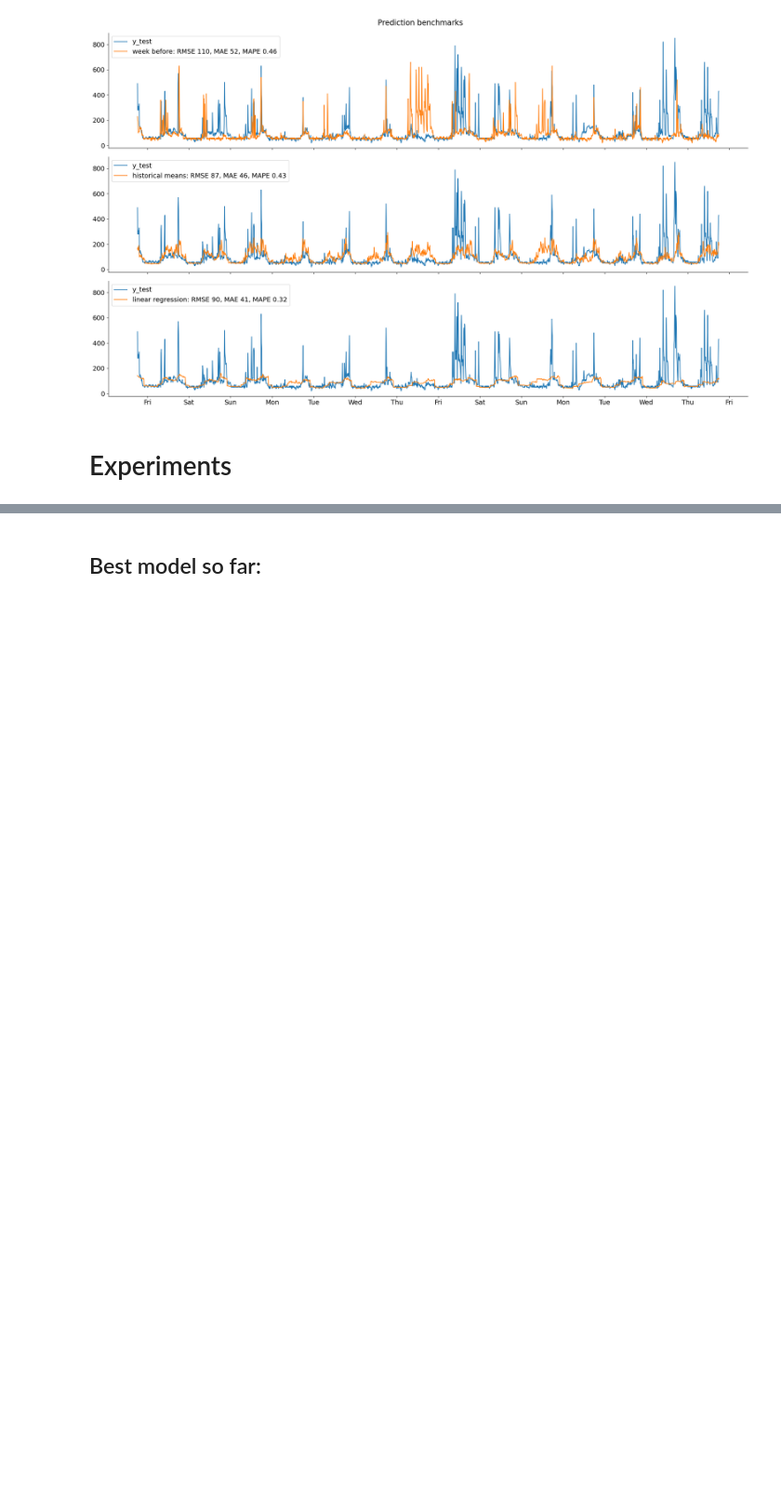
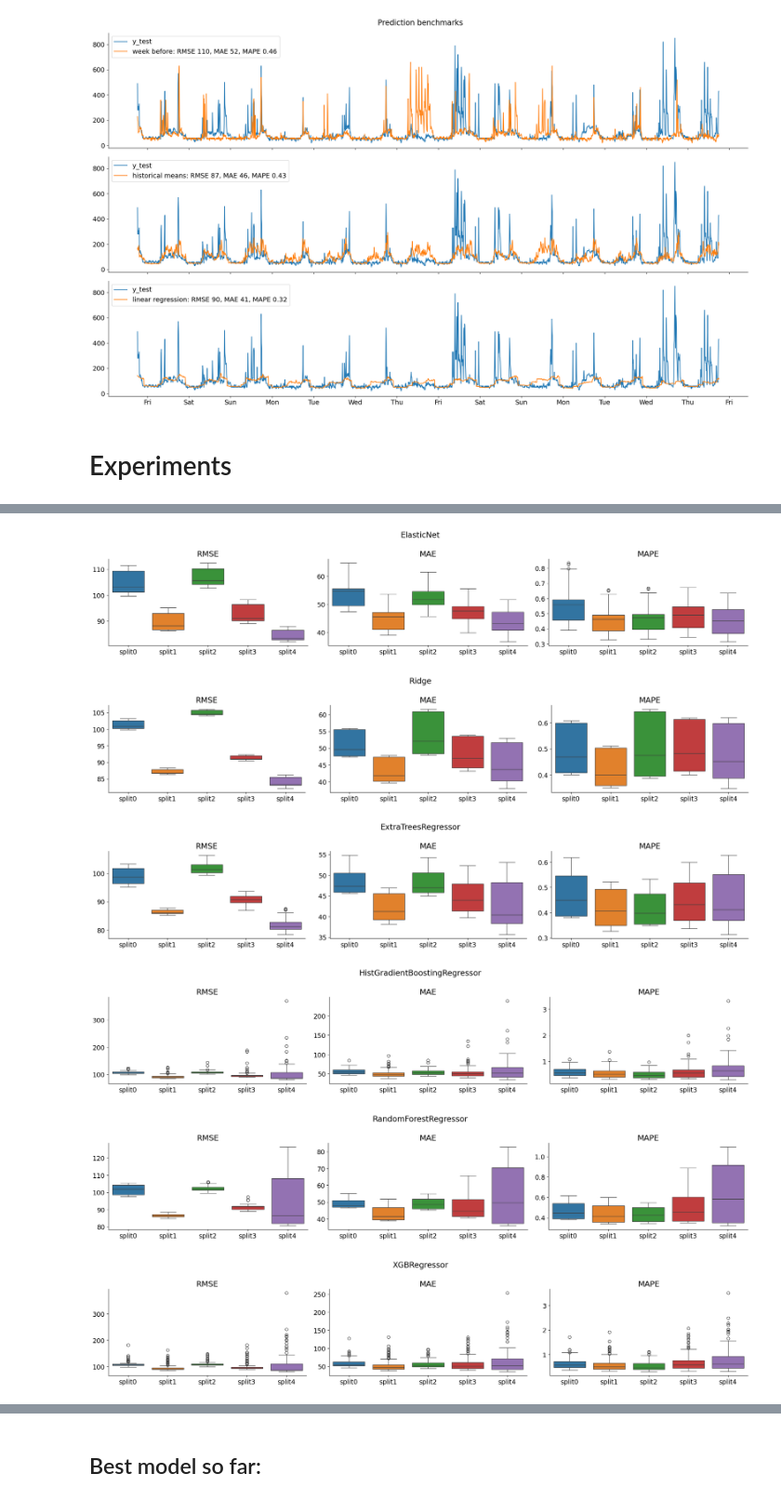
Before and after one commit to k-katarzyna/Appliances_Energy_Prediction, a Jupyter notebook: Appliances_energy_prediction/1_experiments.ipynb, the cells around one changed output, grey strips where cells are left out. Shown at 93% size. Cells and saved outputs as stored; diff of their text form; code cells hidden in the pictures; blank space fills up the shorter version.

```diff
--- a/Appliances_energy_prediction/1_experiments.ipynb
+++ b/Appliances_energy_prediction/1_experiments.ipynb
@@ -162,5 +152,5 @@ preprocessor = Pipeline([
     ("marker", AnomaliesMarker())
 ])
 # %%
-X_train_lin.shape, preprocessor.fit_transform(X_train_lin).shape
+X_train_tree.shape, preprocessor.fit_transform(X_train_tree).shape
 # %% [output]
@@ -176,7 +166,7 @@ EN, Ri, ETR, HGBR, RFR, XGBR = (ElasticNet(max_iter=5000),
 models = [model.set_params(random_state=SEED) for model in [EN, Ri, ETR, HGBR, RFR, XGBR]]
 
 for_linear_preprocessor = {
-    "regressor__preprocessor__col_tr__continuous": [continuous_pipe, PowerTransformer()],
+    "regressor__preprocessor__col_tr__continuous": [log_pipe, power_tr_pipe],
     "regressor__preprocessor__marker": anomalies_marker,
     "transformer": target_transformations
 }
@@ -399,0 +389,17 @@ final_cv_results
+# %%
+filtered_data = all_cv_results[all_cv_results["parent_run_id"] == "f3fbbda7e20044689da234799ca3d71b"]
+
+rmse_columns = [col for col in filtered_data.columns if "test_rmse" in col and "split" in col and filtered_data[col].notna().any()]
+mae_columns = [col for col in filtered_data.columns if "test_mae" in col and "split" in col and filtered_data[col].notna().any()]
+mape_columns = [col for col in filtered_data.columns if "test_mape" in col and "split" in col and filtered_data[col].notna().any()]
+
+for model in filtered_data["model"].unique():
+    model_data = filtered_data[filtered_data["model"] == model]
+    create_boxplots(model_data, model, [rmse_columns, mae_columns, mape_columns], ["RMSE", "MAE", "MAPE"])
+# %% [output]
+[figure, added]
+[figure, added]
+[figure, added]
+[figure, added]
+[figure, added]
+[figure, added]
```
Also changed, not shown: parts of 15 cells of this notebook, 4 other files.
